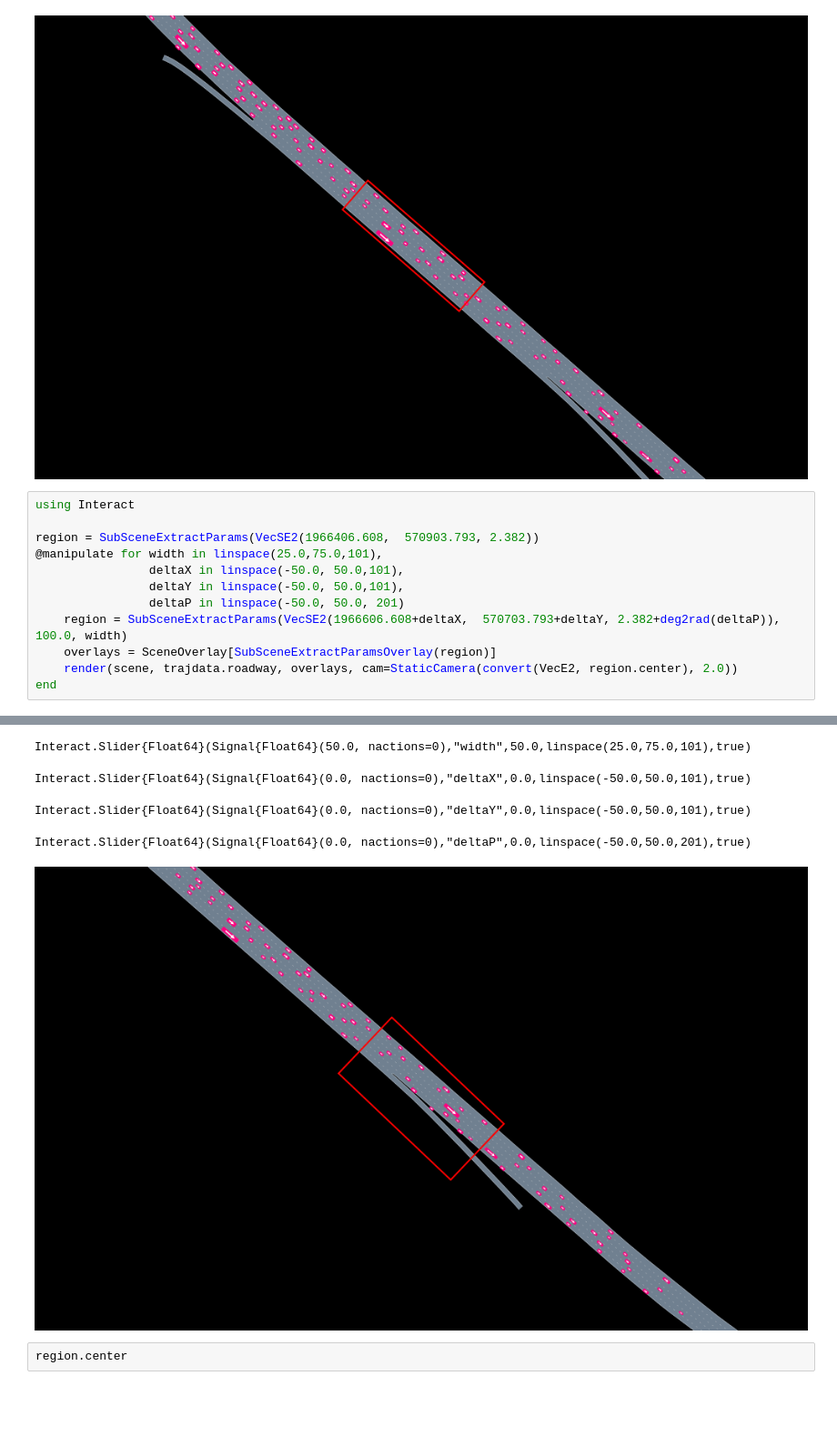
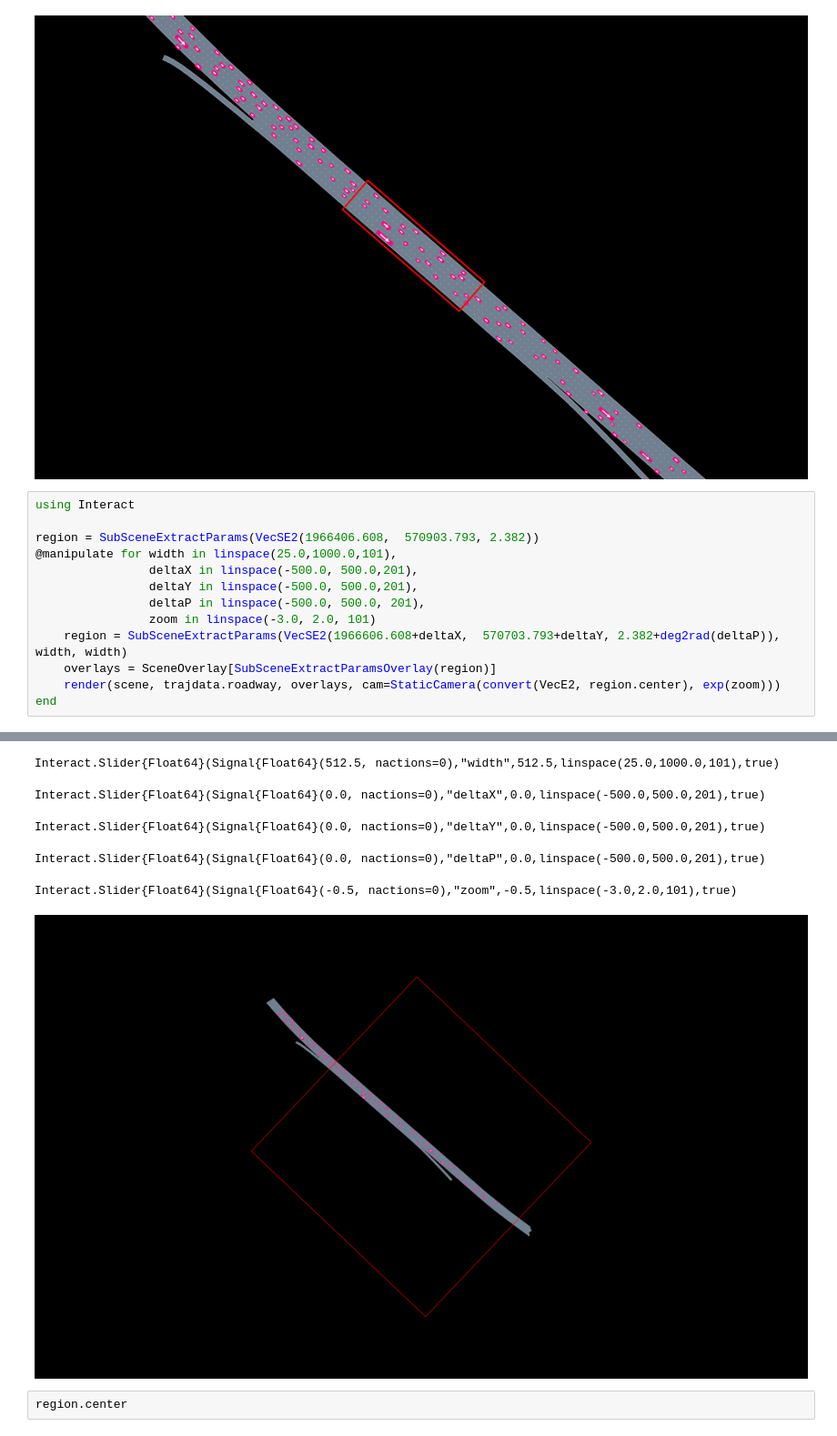
Before and after one commit to tawheeler/AutoScenes.jl, a Jupyter notebook: docs/AutoScenes.ipynb, the cells around one changed output, grey strips where cells are left out. Shown: that part at 91% size. Cells and saved outputs as stored; diff of their text form; blank space fills up the shorter version.

```diff
--- a/docs/AutoScenes.ipynb
+++ b/docs/AutoScenes.ipynb
@@ -48,22 +48,24 @@ render(scene, trajdata.roadway, overlays, cam=SceneFollowCamera(2.0))
 # %%
 using Interact
 
 region = SubSceneExtractParams(VecSE2(1966406.608,  570903.793, 2.382))
-@manipulate for width in linspace(25.0,75.0,101),
-                deltaX in linspace(-50.0, 50.0,101),
-                deltaY in linspace(-50.0, 50.0,101),
-                deltaP in linspace(-50.0, 50.0, 201)
-    region = SubSceneExtractParams(VecSE2(1966606.608+deltaX,  570703.793+deltaY, 2.382+deg2rad(deltaP)), 100.0, width)
+@manipulate for width in linspace(25.0,1000.0,101),
+                deltaX in linspace(-500.0, 500.0,201),
+                deltaY in linspace(-500.0, 500.0,201),
+                deltaP in linspace(-500.0, 500.0, 201),
+                zoom in linspace(-3.0, 2.0, 101)
+    region = SubSceneExtractParams(VecSE2(1966606.608+deltaX,  570703.793+deltaY, 2.382+deg2rad(deltaP)), width, width)
     overlays = SceneOverlay[SubSceneExtractParamsOverlay(region)]
-    render(scene, trajdata.roadway, overlays, cam=StaticCamera(convert(VecE2, region.center), 2.0))
+    render(scene, trajdata.roadway, overlays, cam=StaticCamera(convert(VecE2, region.center), exp(zoom)))
 end
 # %% [output]
 [interactive output not drawn]
-Interact.Slider{Float64}(Signal{Float64}(50.0, nactions=0),"width",50.0,linspace(25.0,75.0,101),true)
+Interact.Slider{Float64}(Signal{Float64}(512.5, nactions=0),"width",512.5,linspace(25.0,1000.0,101),true)
-Interact.Slider{Float64}(Signal{Float64}(0.0, nactions=0),"deltaX",0.0,linspace(-50.0,50.0,101),true)
+Interact.Slider{Float64}(Signal{Float64}(0.0, nactions=0),"deltaX",0.0,linspace(-500.0,500.0,201),true)
-Interact.Slider{Float64}(Signal{Float64}(0.0, nactions=0),"deltaY",0.0,linspace(-50.0,50.0,101),true)
+Interact.Slider{Float64}(Signal{Float64}(0.0, nactions=0),"deltaY",0.0,linspace(-500.0,500.0,201),true)
-Interact.Slider{Float64}(Signal{Float64}(0.0, nactions=0),"deltaP",0.0,linspace(-50.0,50.0,201),true)
+Interact.Slider{Float64}(Signal{Float64}(0.0, nactions=0),"deltaP",0.0,linspace(-500.0,500.0,201),true)
+Interact.Slider{Float64}(Signal{Float64}(-0.5, nactions=0),"zoom",-0.5,linspace(-3.0,2.0,101),true)
-[figure, old version]
+[figure, new version]
 # %%
 region.center
 # %% [output]
```
Also changed, not shown: parts of 5 cells of this notebook, 10 other files.
